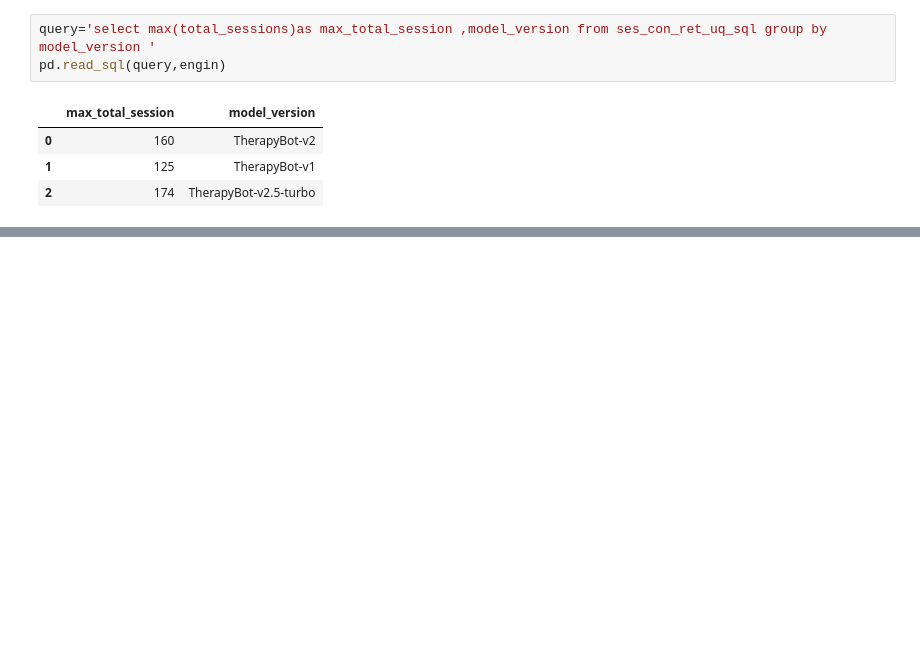
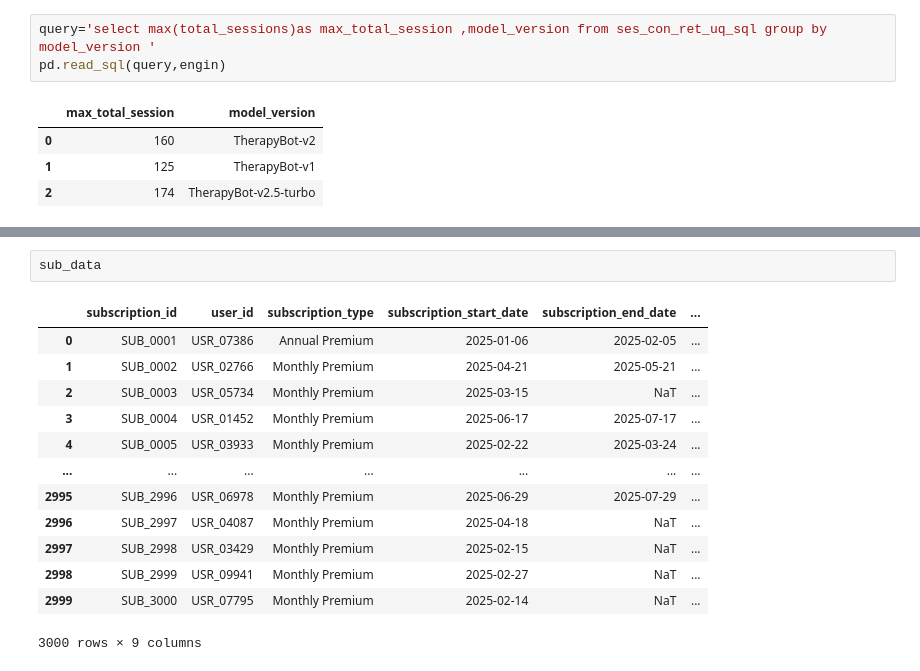
Before and after one commit to vishva0710/ai-chatbot-user-retention-analysis, a Jupyter notebook: AI_Chatbot_User_Retention_Analysis.ipynb, the cells around one changed output, grey strips where cells are left out. Drawn from its saved outputs; the diff is of its cells as text; blank space fills up the shorter version.

```diff
--- a/AI_Chatbot_User_Retention_Analysis.ipynb
+++ b/AI_Chatbot_User_Retention_Analysis.ipynb
@@ -1526,0 +1563,16 @@ pd.read_sql(query,engin)
+# %%
+sub_data
+# %% [output]
+|  | subscription_id | user_id | subscription_type | subscription_start_date | subscription_end_date | ... |
+| 0 | SUB_0001 | USR_07386 | Annual Premium | 2025-01-06 | 2025-02-05 | ... |
+| 1 | SUB_0002 | USR_02766 | Monthly Premium | 2025-04-21 | 2025-05-21 | ... |
+| 2 | SUB_0003 | USR_05734 | Monthly Premium | 2025-03-15 | NaT | ... |
+| 3 | SUB_0004 | USR_01452 | Monthly Premium | 2025-06-17 | 2025-07-17 | ... |
+| 4 | SUB_0005 | USR_03933 | Monthly Premium | 2025-02-22 | 2025-03-24 | ... |
+| ... | ... | ... | ... | ... | ... | ... |
+| 2995 | SUB_2996 | USR_06978 | Monthly Premium | 2025-06-29 | 2025-07-29 | ... |
+| 2996 | SUB_2997 | USR_04087 | Monthly Premium | 2025-04-18 | NaT | ... |
+| 2997 | SUB_2998 | USR_03429 | Monthly Premium | 2025-02-15 | NaT | ... |
+| 2998 | SUB_2999 | USR_09941 | Monthly Premium | 2025-02-27 | NaT | ... |
+| 2999 | SUB_3000 | USR_07795 | Monthly Premium | 2025-02-14 | NaT | ... |
+3000 rows × 9 columns
```
Also changed, not shown: parts of 13 cells of this notebook.
